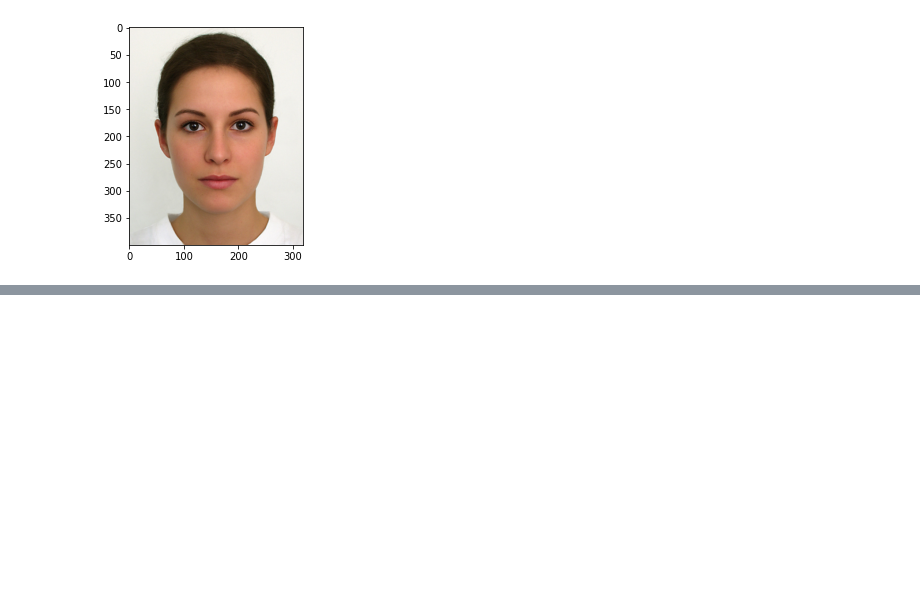
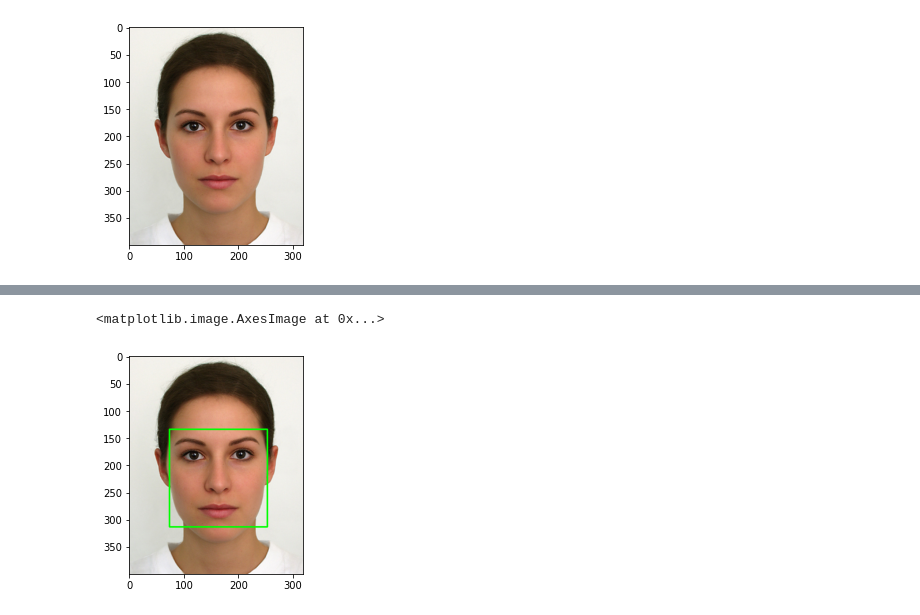
Before and after one commit to g-4-gagan/DrowsinessResearchPractice, a Jupyter notebook: Final/Part3.ipynb, the cells around one changed output, grey strips where cells are left out. Saved outputs shown, nothing was run; the diff lists cells and outputs as text; code cells hidden in the pictures; blank space fills up the shorter version.

```diff
--- a/Final/Part3.ipynb
+++ b/Final/Part3.ipynb
@@ -91,0 +48,8 @@ while True:
+# %%
+#image for making marks
+img_copy = img.copy()
+cv2.rectangle(img_copy, (x1, y1), (x2, y2), (0, 255, 0), 2)
+plt.imshow(img_copy)
+# %% [output]
+<matplotlib.image.AxesImage at 0x...>
+[figure, added]
```
Also changed, not shown: parts of 7 cells of this notebook, 1 other file.
